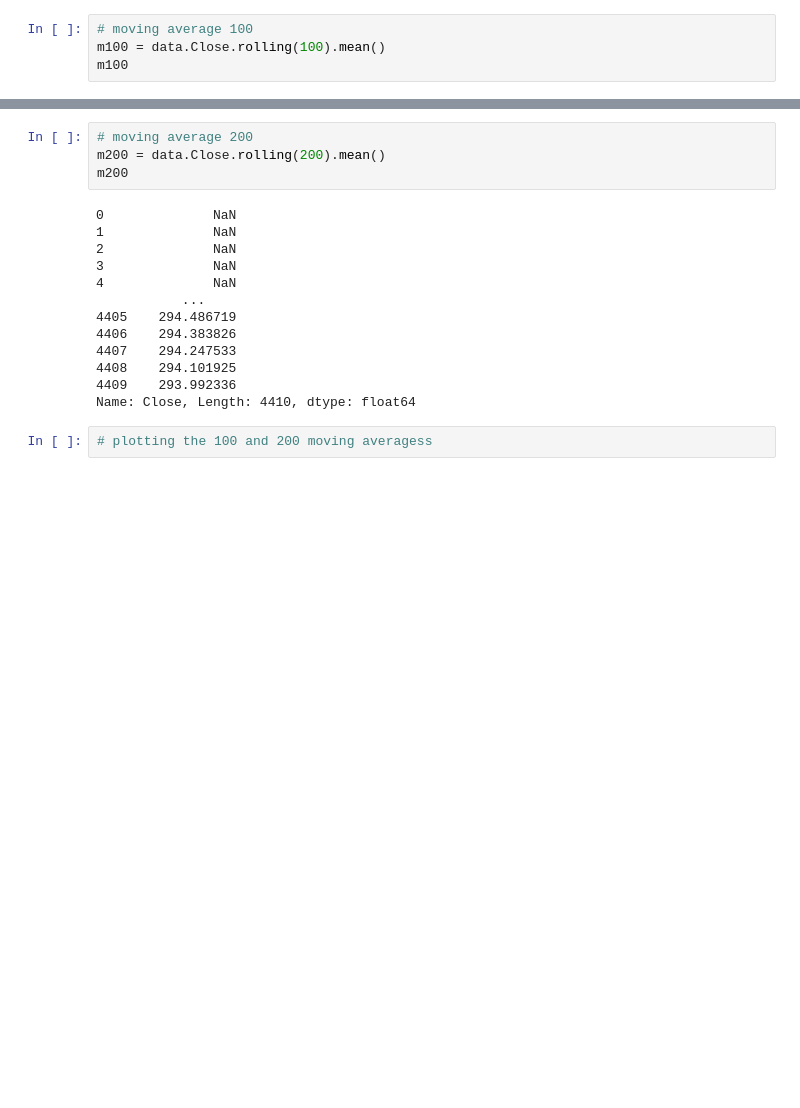
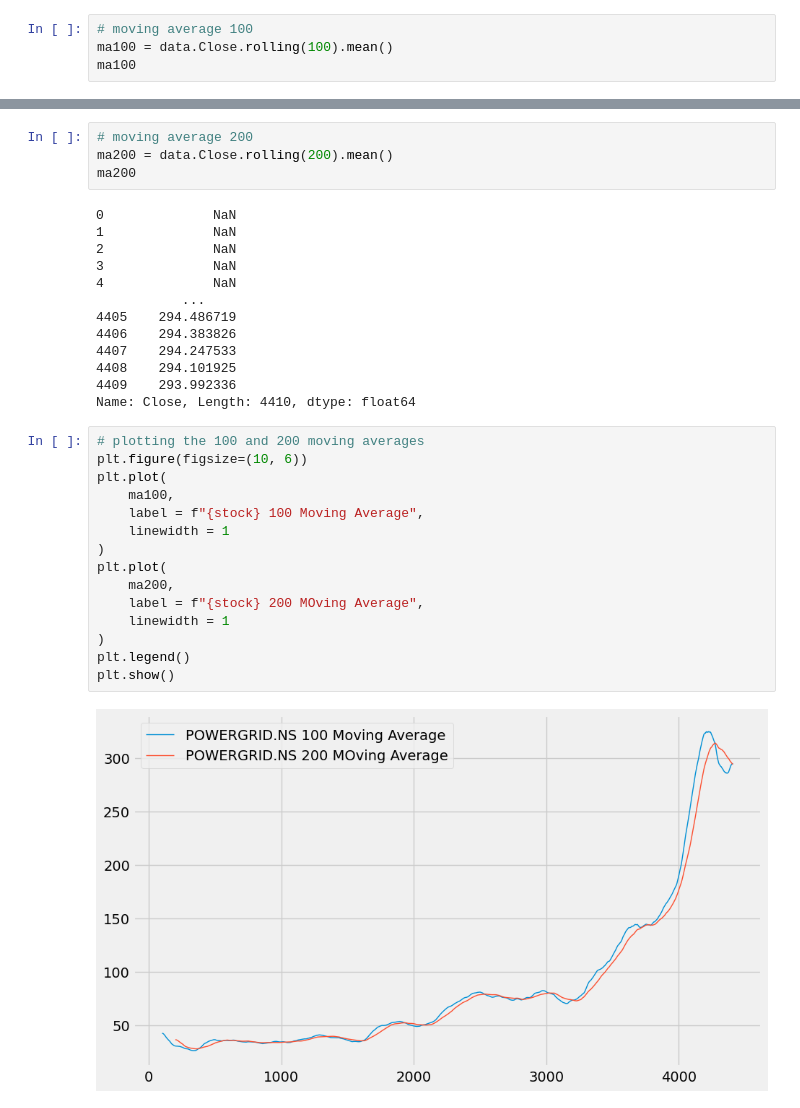
Before and after one commit to kamijoseph/LSTM-Stocks-Price, a Jupyter notebook: notebooks/main.ipynb, the cells around one changed output, grey strips where cells are left out. Cells and saved outputs as stored; diff of their text form; blank space fills up the shorter version.

Commit message:
plotting the 100 and 200 moving averages

```diff
--- a/notebooks/main.ipynb
+++ b/notebooks/main.ipynb
@@ -272,8 +272,8 @@ data.tail()
 | 4409 | 284.1499938964844 | 284.6000061035156 | 282.20001220703125 | 283.3500061035156 | 7426789 |
 # %%
 # moving average 100
-m100 = data.Close.rolling(100).mean()
-m100
+ma100 = data.Close.rolling(100).mean()
+ma100
 # %% [output]
 0              NaN
 1              NaN
@@ -289,8 +289,8 @@ m100
 Name: Close, Length: 4410, dtype: float64
 # %%
 # moving average 200
-m200 = data.Close.rolling(200).mean()
-m200
+ma200 = data.Close.rolling(200).mean()
+ma200
 # %% [output]
 0              NaN
 1              NaN
@@ -305,4 +305,19 @@ m200
 4409    293.992336
 Name: Close, Length: 4410, dtype: float64
 # %%
-# plotting the 100 and 200 moving averagess
+# plotting the 100 and 200 moving averages
+plt.figure(figsize=(10, 6))
+plt.plot(
+    ma100,
+    label = f"{stock} 100 Moving Average",
+    linewidth = 1
+)
+plt.plot(
+    ma200,
+    label = f"{stock} 200 MOving Average",
+    linewidth = 1
+)
+plt.legend()
+plt.show()
+# %% [output]
+[figure, added]
```
